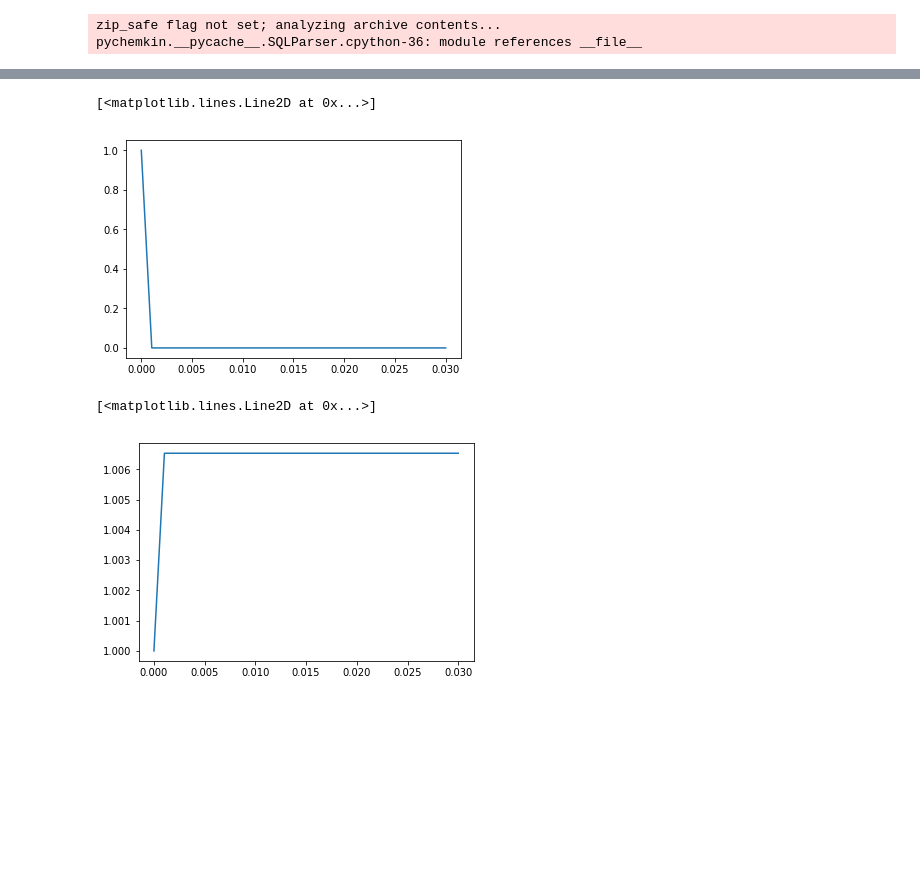
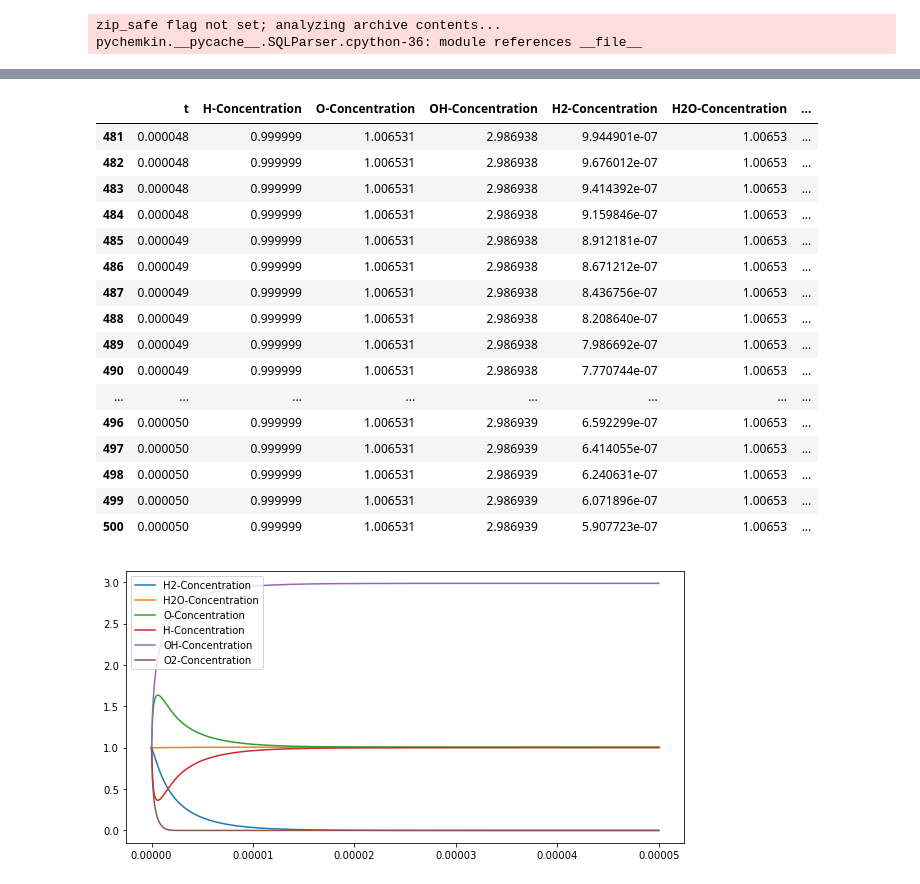
Before and after one commit to cs207group4/cs207-FinalProject, a Jupyter notebook: demo_notebook/demo_ODESolver.ipynb, the cells around one changed output, grey strips where cells are left out. Drawn from its saved outputs; the diff is of its cells as text; code cells hidden in the pictures; blank space fills up the shorter version.

```diff
--- a/demo_notebook/demo_ODESolver.ipynb
+++ b/demo_notebook/demo_ODESolver.ipynb
@@ -50,14 +52,31 @@ Finished reading xml input file
-# %%
-import matplotlib.pyplot as plt
-%matplotlib inline
-plt.plot(df['t'],df['H2-Concentration'])
-# %% [output]
-[<matplotlib.lines.Line2D at 0x...>]
-[figure, removed]
-# %%
-import matplotlib.pyplot as plt
-%matplotlib inline
-plt.plot(df['t'],df['H2O-Concentration'])
-# %% [output]
-[<matplotlib.lines.Line2D at 0x...>]
-[figure, removed]
+# %%
+import matplotlib.pyplot as plt
+%matplotlib inline
+plt.figure(figsize = (10,5))
+plt.plot(df['t'],df['H2-Concentration'])
+plt.plot(df['t'],df['H2O-Concentration'])
+plt.plot(df['t'],df['O-Concentration'])
+plt.plot(df['t'],df['H-Concentration'])
+plt.plot(df['t'],df['OH-Concentration'])
+plt.plot(df['t'],df['O2-Concentration'])
+plt.legend()
+df.tail(20)
+# %% [output]
+|  | t | H-Concentration | O-Concentration | OH-Concentration | H2-Concentration | H2O-Concentration | ... |
+| 481 | 0.000048 | 0.999999 | 1.006531 | 2.986938 | 9.944901e-07 | 1.00653 | ... |
+| 482 | 0.000048 | 0.999999 | 1.006531 | 2.986938 | 9.676012e-07 | 1.00653 | ... |
+| 483 | 0.000048 | 0.999999 | 1.006531 | 2.986938 | 9.414392e-07 | 1.00653 | ... |
+| 484 | 0.000048 | 0.999999 | 1.006531 | 2.986938 | 9.159846e-07 | 1.00653 | ... |
+| 485 | 0.000049 | 0.999999 | 1.006531 | 2.986938 | 8.912181e-07 | 1.00653 | ... |
+| 486 | 0.000049 | 0.999999 | 1.006531 | 2.986938 | 8.671212e-07 | 1.00653 | ... |
+| 487 | 0.000049 | 0.999999 | 1.006531 | 2.986938 | 8.436756e-07 | 1.00653 | ... |
+| 488 | 0.000049 | 0.999999 | 1.006531 | 2.986938 | 8.208640e-07 | 1.00653 | ... |
+| 489 | 0.000049 | 0.999999 | 1.006531 | 2.986938 | 7.986692e-07 | 1.00653 | ... |
+| 490 | 0.000049 | 0.999999 | 1.006531 | 2.986938 | 7.770744e-07 | 1.00653 | ... |
+| ... | ... | ... | ... | ... | ... | ... | ... |
+| 496 | 0.000050 | 0.999999 | 1.006531 | 2.986939 | 6.592299e-07 | 1.00653 | ... |
+| 497 | 0.000050 | 0.999999 | 1.006531 | 2.986939 | 6.414055e-07 | 1.00653 | ... |
+| 498 | 0.000050 | 0.999999 | 1.006531 | 2.986939 | 6.240631e-07 | 1.00653 | ... |
+| 499 | 0.000050 | 0.999999 | 1.006531 | 2.986939 | 6.071896e-07 | 1.00653 | ... |
+| 500 | 0.000050 | 0.999999 | 1.006531 | 2.986939 | 5.907723e-07 | 1.00653 | ... |
+[figure, added]
```
Also changed, not shown: parts of 2 cells of this notebook, 2 other files.
